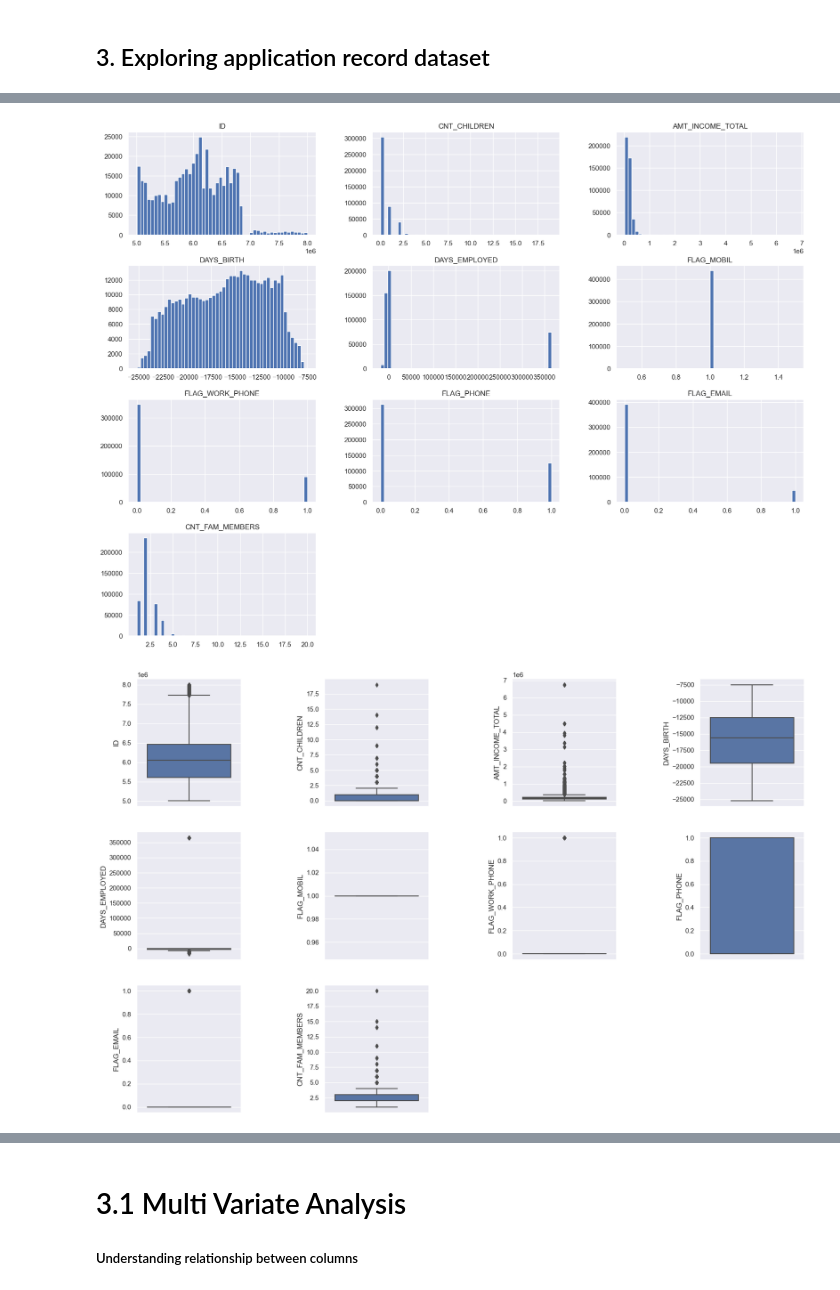
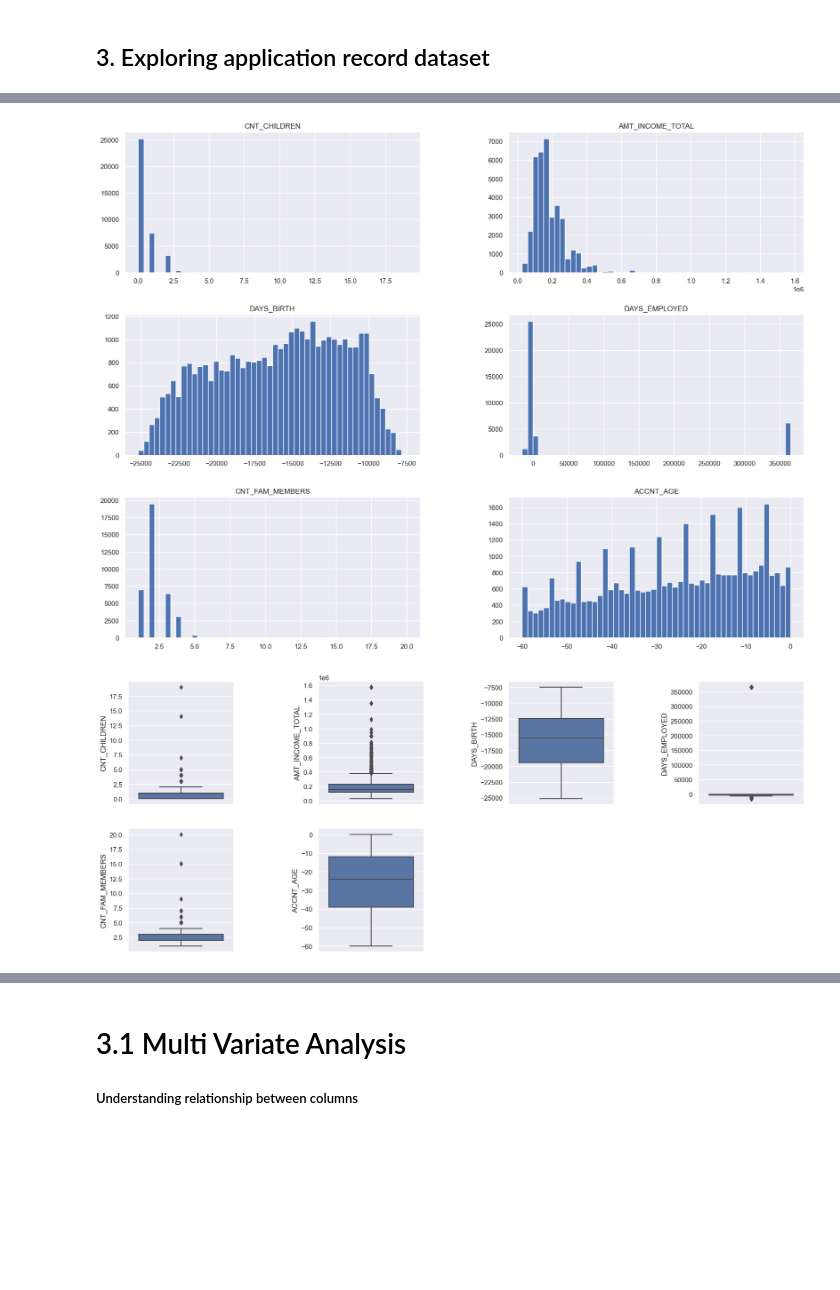
Before and after one commit to Sumanaruban/credit-card-approval-prediction, a Jupyter notebook: credit-card-approval-prediction-sumani.ipynb, the cells around one changed output, grey strips where cells are left out. Drawn from its saved outputs; the diff is of its cells as text; code cells hidden in the pictures; blank space fills up the shorter version.

```diff
--- a/credit-card-approval-prediction-sumani.ipynb
+++ b/credit-card-approval-prediction-sumani.ipynb
@@ -186,7 +193,9 @@ target_df
 # %% [markdown]
 ## 3. Exploring application record dataset
 # %%
-df = application_df
+application_full_df = pd.merge(application_df,target_df,how='inner',on='ID')
 
 # Sneak peek of the data
-df.head(3)
+application_full_df.head(10)
+
+df = application_full_df
@@ -289,10 +292,13 @@ CNT_FAM_MEMBERS
 # %%
 # What are numerical variables?
 numeric_data = df.select_dtypes(include=np.number)
-numeric_col = numeric_data.columns
+numerical_cols = numeric_data.columns
 print("Numeric Features:")
-print (numeric_col)
+print (numerical_cols)
 numeric_data.head()
+
+# real numerical columns
+numerical_cols = ['CNT_CHILDREN', 'AMT_INCOME_TOTAL', 'DAYS_BIRTH', 'DAYS_EMPLOYED', 'CNT_FAM_MEMBERS', 'ACCNT_AGE']
 # %% [output]
 Numeric Features:
 Index(['ID', 'CNT_CHILDREN', 'AMT_INCOME_TOTAL', 'DAYS_BIRTH', 'DAYS_EMPLOYED',
@@ -341,29 +344,28 @@ sns.heatmap(df.isnull(), cbar=False, yticklabels=False, cmap = 'viridis')
 # This plots the distribution of the numerical columns
 %matplotlib inline
 import matplotlib.pyplot as plt
-numeric_data.hist(bins=50, figsize=(20,15))
+df[numerical_cols].hist(bins=50, figsize=(20,15))
 plt.show();
 # %% [output]
-[figure, old version]
+[figure, new version]
 # %%
 # Detecting outliers also another EDA. Box plot is used to detect outliers withing a single column.
 
 import warnings
 warnings.filterwarnings('ignore')
 #warnings.filterwarnings(action='once')
 import matplotlib.pyplot as plt
 import math
 
-
-l = numeric_data.columns.values
+l = df[numerical_cols].columns.values
 number_of_columns=4
 number_of_rows = math.ceil(len(l)-1/number_of_columns)
 
 plt.figure(figsize=(5*number_of_columns,5*number_of_rows))
 plt.subplots_adjust(wspace=0.8)
 
 for i in range(0,len(l)):
     plt.subplot(number_of_rows + 1,number_of_columns,i+1);
-    sns.boxplot(y=l[i], data=numeric_data);
+    sns.boxplot(y=l[i], data=df);
 # %% [output]
-[figure, old version]
+[figure, new version]
```
Also changed, not shown: parts of 19 cells of this notebook.
